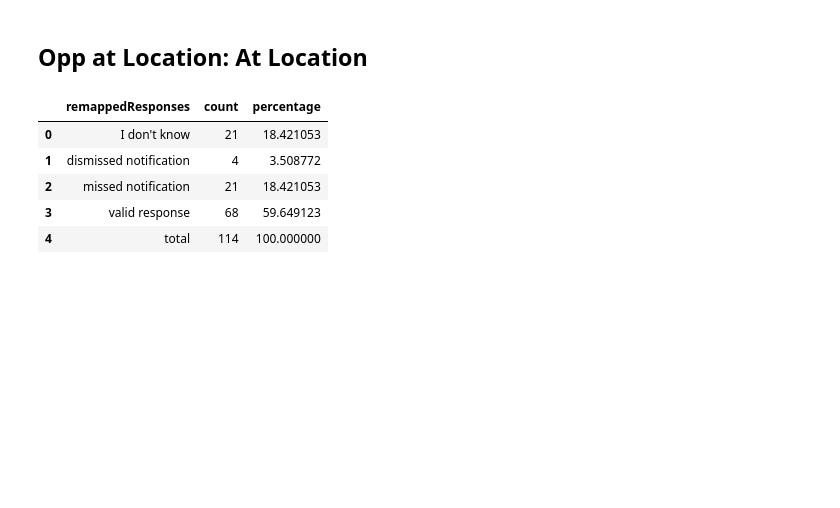
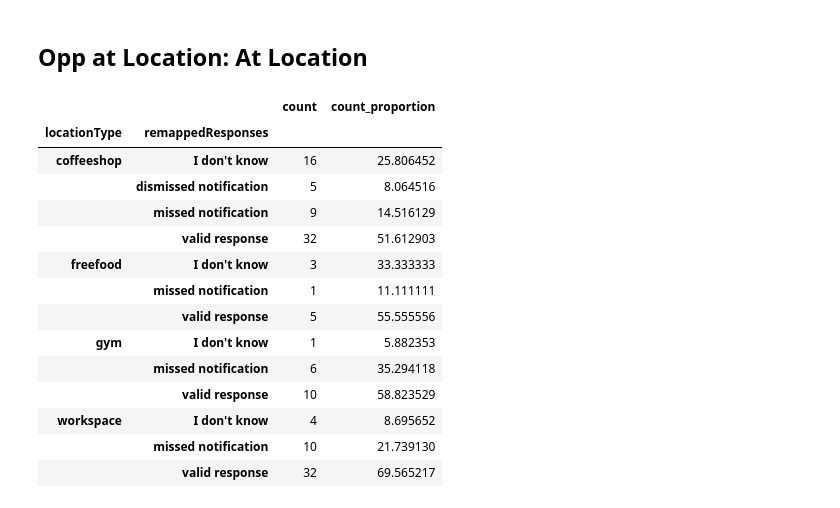
Before and after one commit to NUDelta/les-study-analysis, a Jupyter notebook: w2018/4X-study-dashboard.ipynb, the cells around one changed output. Saved outputs shown, nothing was run; the diff lists cells and outputs as text; code cells hidden in the pictures; blank space fills up the shorter version.

```diff
--- a/w2018/4X-study-dashboard.ipynb
+++ b/w2018/4X-study-dashboard.ipynb
@@ -695,14 +814,21 @@ Unique number of users notified: 30
 # %% [markdown]
 ## Opp at Location: At Location
-# %%
-atloc_opp_loc_prop = atloc_opp_loc.groupby(['remappedResponses'])['remappedResponses'].count().reset_index(name='count')
-atloc_opp_loc_prop['percentage'] = 100.0 * atloc_opp_loc_prop['count'] / sum(atloc_opp_loc_prop['count'])
-atloc_opp_loc_prop.loc[len(atloc_opp_loc_prop)] = ['total', sum(atloc_opp_loc_prop['count']), 100.0]
-atloc_opp_loc_prop
-# %% [output]
-|  | remappedResponses | count | percentage |
-| 0 | I don't know | 21 | 18.421053 |
-| 1 | dismissed notification | 4 | 3.508772 |
-| 2 | missed notification | 21 | 18.421053 |
-| 3 | valid response | 68 | 59.649123 |
-| 4 | total | 114 | 100.000000 |
+# %%
+atloc_opp_loc_count_prop_byloc = compute_count_prop_byloc(atloc_opp_loc, 'locationType', 'remappedResponses')
+atloc_opp_loc_count_prop_byloc
+# %% [output]
+|  |  | count | count_proportion |
+| locationType | remappedResponses |  |  |
+| coffeeshop | I don't know | 16 | 25.806452 |
+|  | dismissed notification | 5 | 8.064516 |
+|  | missed notification | 9 | 14.516129 |
+|  | valid response | 32 | 51.612903 |
+| freefood | I don't know | 3 | 33.333333 |
+|  | missed notification | 1 | 11.111111 |
+|  | valid response | 5 | 55.555556 |
+| gym | I don't know | 1 | 5.882353 |
+|  | missed notification | 6 | 35.294118 |
+|  | valid response | 10 | 58.823529 |
+| workspace | I don't know | 4 | 8.695652 |
+|  | missed notification | 10 | 21.739130 |
+|  | valid response | 32 | 69.565217 |
```
Also changed, not shown: parts of 28 cells of this notebook.
